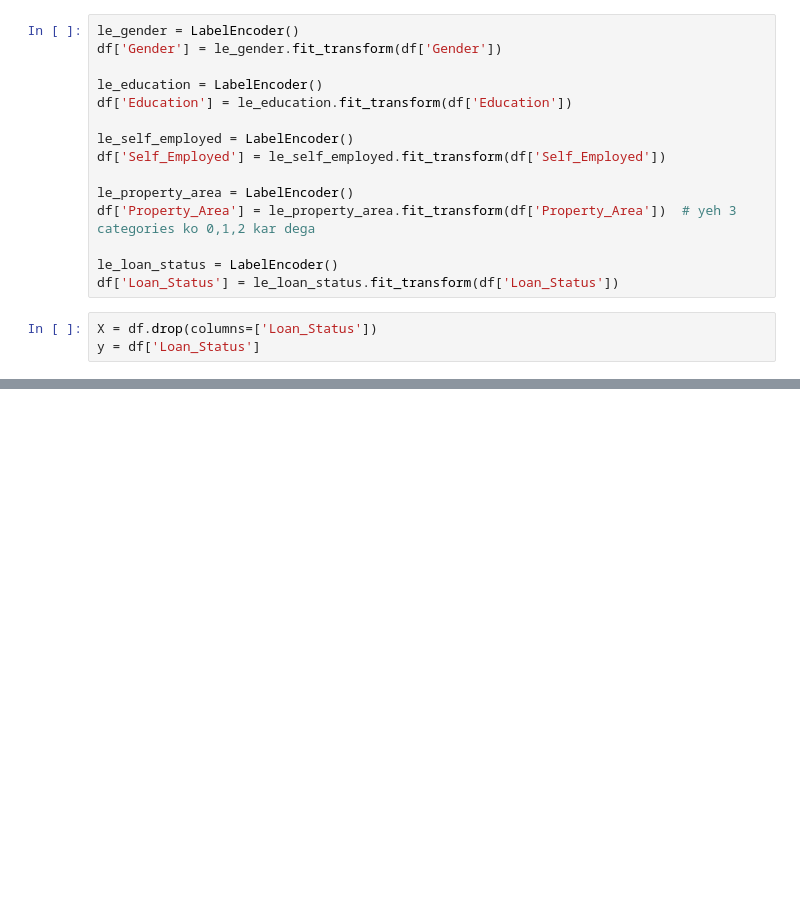
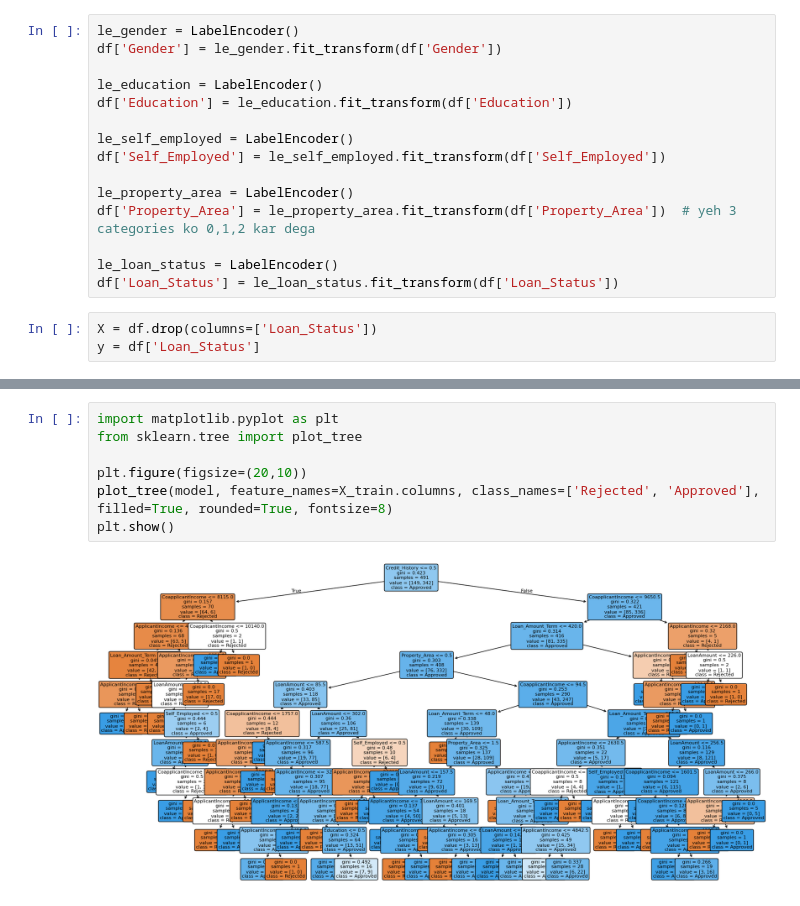
Before and after one commit to srinith-samala/ml-learning-journey, a Jupyter notebook: Decision Tree/Loan_Prediction(decision_tree).ipynb, the cells around one changed output, grey strips where cells are left out. Drawn from its saved outputs; the diff is of its cells as text; blank space fills up the shorter version.

```diff
--- a/Decision Tree/Loan_Prediction(decision_tree).ipynb
+++ b/Decision Tree/Loan_Prediction(decision_tree).ipynb
@@ -107,0 +170,9 @@ TypeError: float() argument must be a string or a real number, not 'method'
+# %%
+import matplotlib.pyplot as plt
+from sklearn.tree import plot_tree
+
+plt.figure(figsize=(20,10))
+plot_tree(model, feature_names=X_train.columns, class_names=['Rejected', 'Approved'], filled=True, rounded=True, fontsize=8)
+plt.show()
+# %% [output]
+[figure, added]
```
Also changed, not shown: parts of 12 cells of this notebook, 4 other files.
